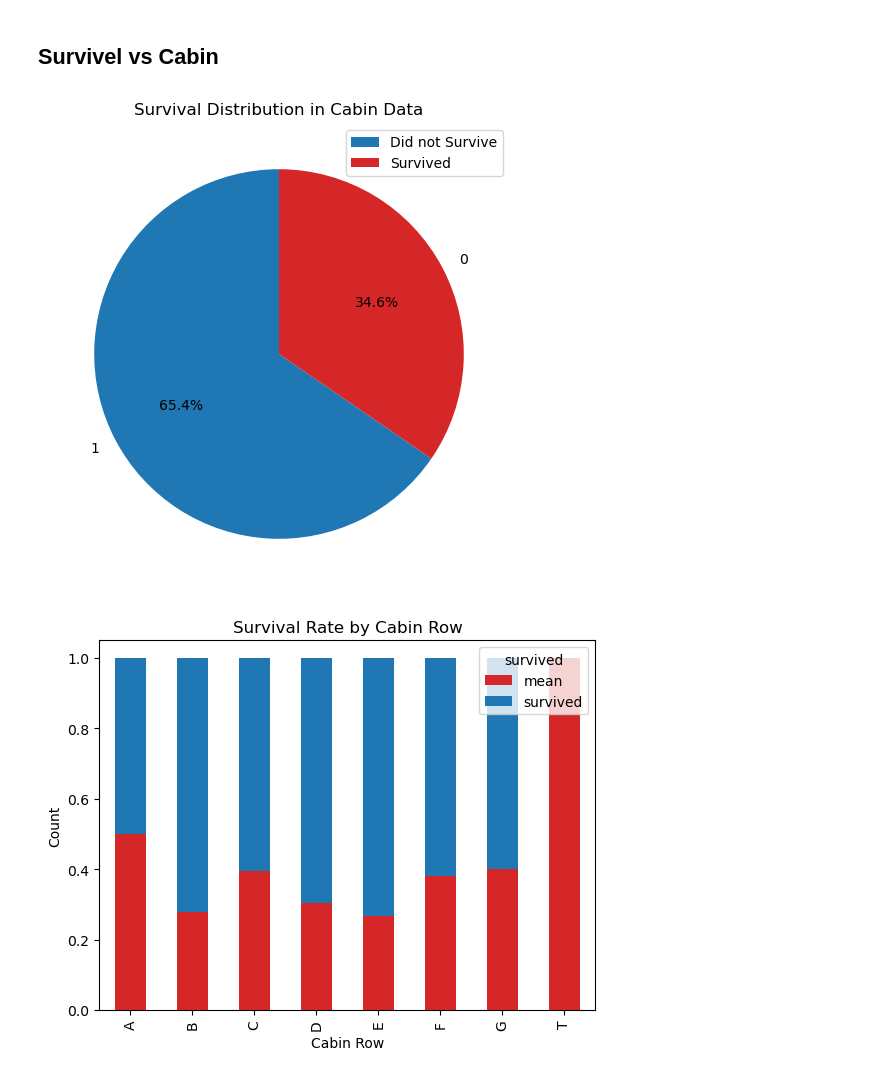
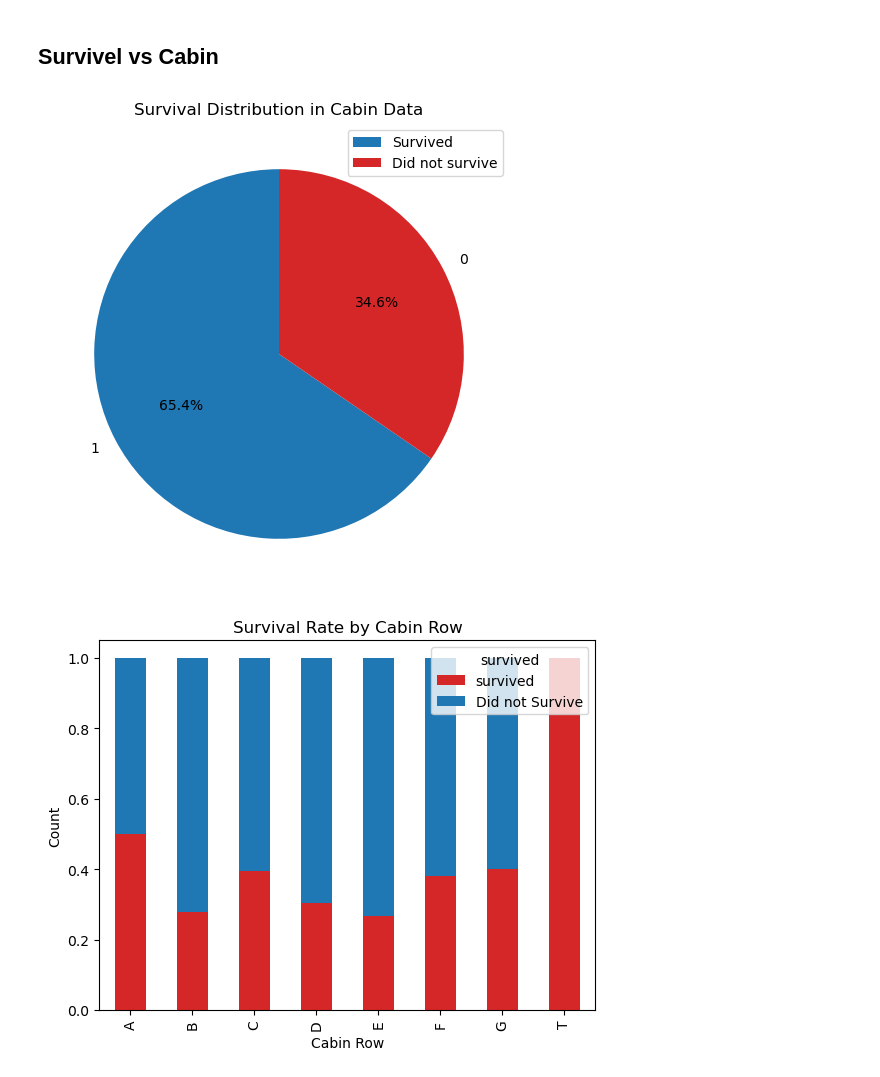
Before and after one commit to shalev-habany/CV_training, a Jupyter notebook: basic/python/data_visualization/merged_notebook.ipynb, the cells around one changed output. Drawn from its saved outputs; the diff is of its cells as text; code cells hidden in the pictures.

```diff
--- a/basic/python/data_visualization/merged_notebook.ipynb
+++ b/basic/python/data_visualization/merged_notebook.ipynb
@@ -367,18 +367,18 @@ plt.figure(figsize=(8, 6))
 survival_counts.plot(kind='pie', autopct='%1.1f%%', startangle=90, colors=['tab:blue', 'tab:red'])
 plt.title('Survival Distribution in Cabin Data')
 plt.ylabel('')
-plt.legend(['Did not Survive', 'Survived'])
+plt.legend(['Survived', 'Did not survive'])
 plt.show()
 # %% [output]
-[figure, old version]
+[figure, new version]
 # %%
 survived_count = grouped_by_cabin_row['survived'].value_counts(
     normalize=True).unstack()
 survived_count.plot(kind='bar', stacked='True', color=['tab:red', 'tab:blue'])
 plt.title('Survival Rate by Cabin Row')
-plt.legend(['mean', 'survived', 'Did not Survive'], title='survived')
+plt.legend(['survived', 'Did not Survive'], title='survived')
 plt.xlabel('Cabin Row')
 plt.ylabel('Count')
 plt.show()
 # %% [output]
-[figure, old version]
+[figure, new version]
```
Also changed, not shown: parts of 1 cell of this notebook.
